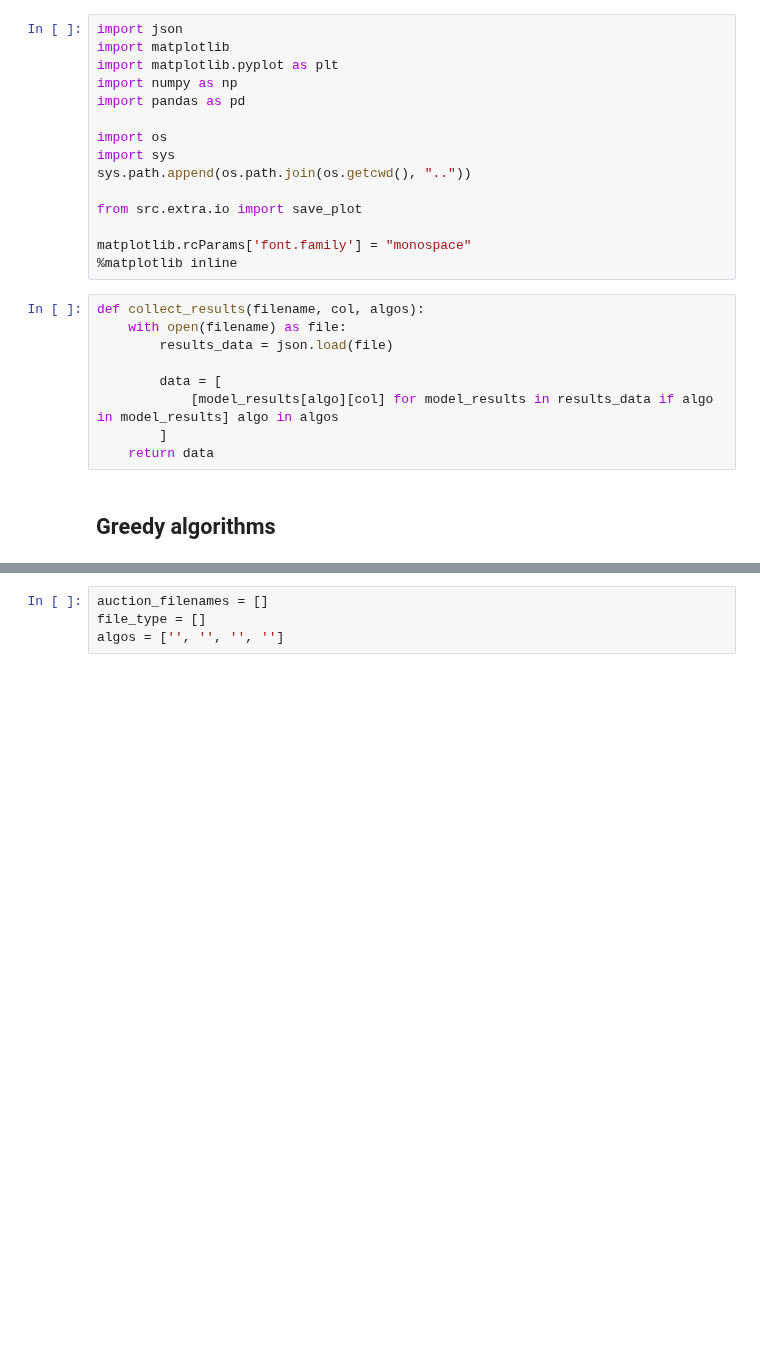
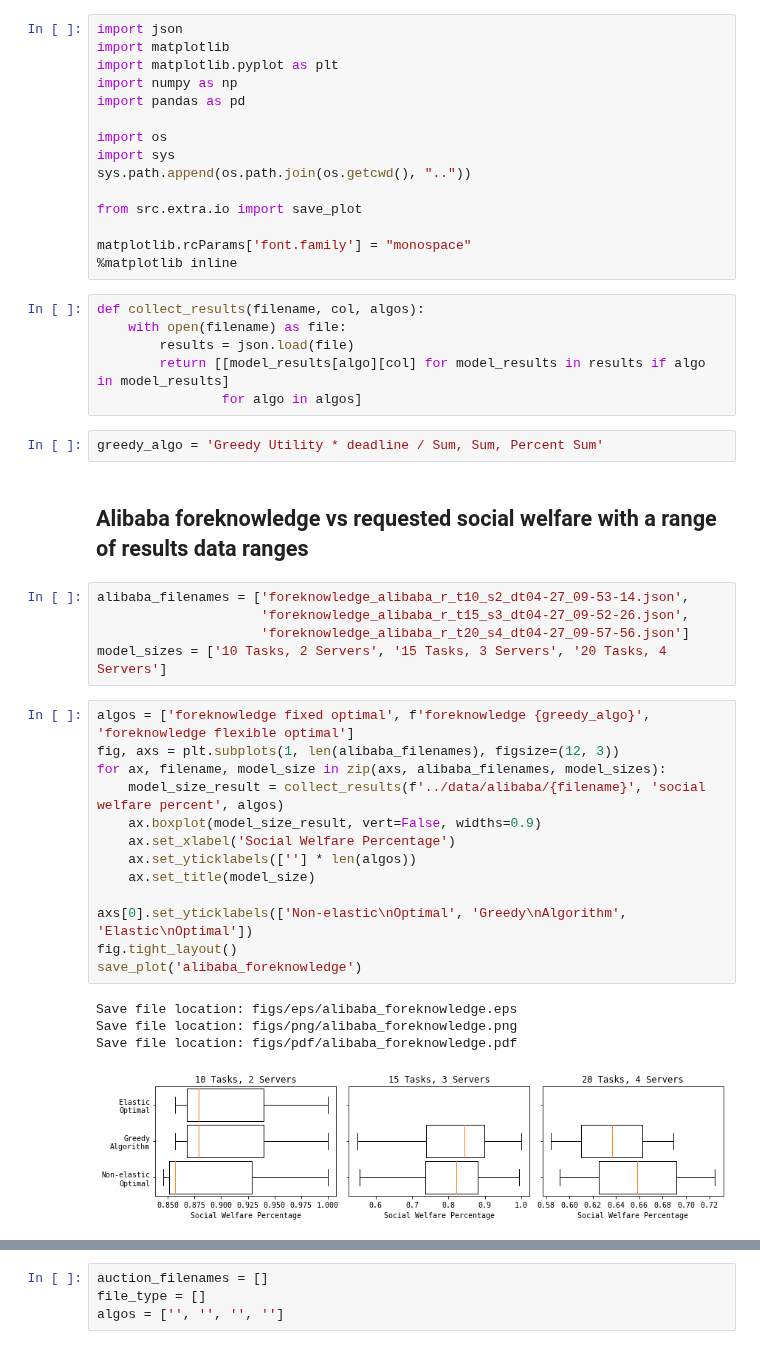
Before and after one commit to pseudo-rnd-thoughts/Elastic-Resource-Allocation, a Jupyter notebook: analysis/overall.ipynb, the cells around one changed output, grey strips where cells are left out. Saved outputs shown, nothing was run; the diff lists cells and outputs as text; blank space fills up the shorter version.

```diff
--- a/analysis/overall.ipynb
+++ b/analysis/overall.ipynb
@@ -16,11 +33,33 @@ matplotlib.rcParams['font.family'] = "monospace"
 # %%
 def collect_results(filename, col, algos):
     with open(filename) as file:
-        results_data = json.load(file)
-
-        data = [
-            [model_results[algo][col] for model_results in results_data if algo in model_results] algo in algos
-        ]
-    return data
+        results = json.load(file)
+        return [[model_results[algo][col] for model_results in results if algo in model_results]
+                for algo in algos]
-# %% [markdown]
-## Greedy algorithms
+# %%
+greedy_algo = 'Greedy Utility * deadline / Sum, Sum, Percent Sum'
+# %% [markdown]
+## Alibaba foreknowledge vs requested social welfare with a range of results data ranges
+# %%
+alibaba_filenames = ['foreknowledge_alibaba_r_t10_s2_dt04-27_09-53-14.json',
+                     'foreknowledge_alibaba_r_t15_s3_dt04-27_09-52-26.json',
+                     'foreknowledge_alibaba_r_t20_s4_dt04-27_09-57-56.json']
+model_sizes = ['10 Tasks, 2 Servers', '15 Tasks, 3 Servers', '20 Tasks, 4 Servers']
+# %%
+algos = ['foreknowledge fixed optimal', f'foreknowledge {greedy_algo}', 'foreknowledge flexible optimal']
+fig, axs = plt.subplots(1, len(alibaba_filenames), figsize=(12, 3))
+for ax, filename, model_size in zip(axs, alibaba_filenames, model_sizes):
+    model_size_result = collect_results(f'../data/alibaba/{filename}', 'social welfare percent', algos)
+    ax.boxplot(model_size_result, vert=False, widths=0.9)
+    ax.set_xlabel('Social Welfare Percentage')
+    ax.set_yticklabels([''] * len(algos))
+    ax.set_title(model_size)
+
+axs[0].set_yticklabels(['Non-elastic\nOptimal', 'Greedy\nAlgorithm', 'Elastic\nOptimal'])
+fig.tight_layout()
+save_plot('alibaba_foreknowledge')
+# %% [output]
+Save file location: figs/eps/alibaba_foreknowledge.eps
+Save file location: figs/png/alibaba_foreknowledge.png
+Save file location: figs/pdf/alibaba_foreknowledge.pdf
+[figure, added]
```
Also changed, not shown: parts of 22 cells of this notebook, 6 other files.
